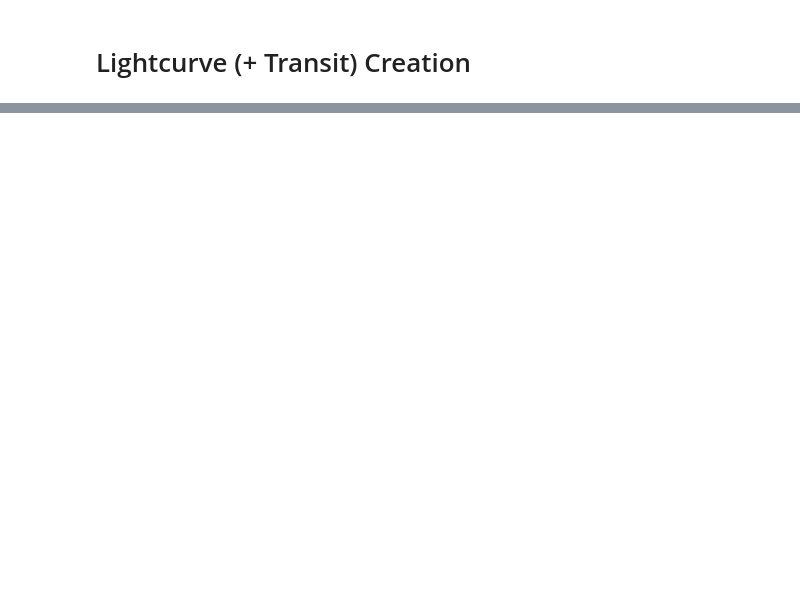
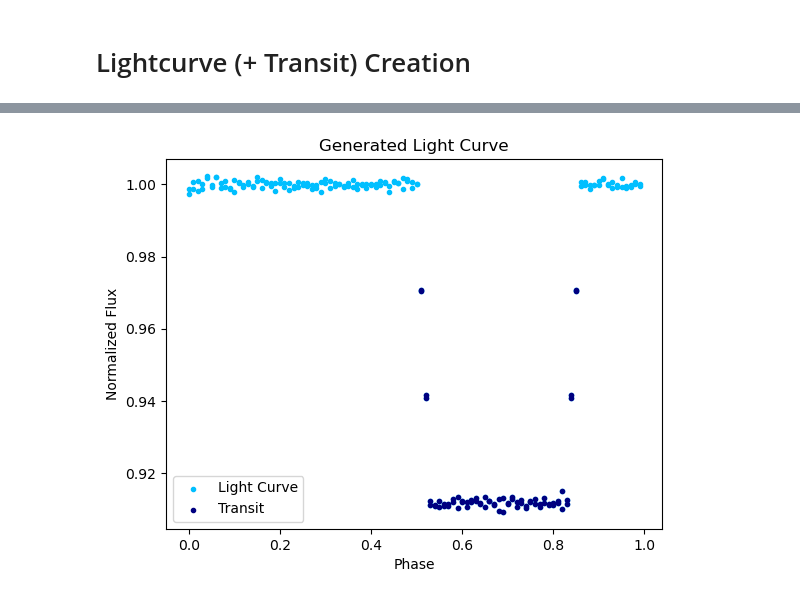
Before and after one commit to skleiman27/codeastroproject, a Jupyter notebook: lcEnhance/tutorial_in_work.ipynb, the cells around one changed output, grey strips where cells are left out. Saved outputs shown, nothing was run; the diff lists cells and outputs as text; code cells hidden in the pictures; blank space fills up the shorter version.

```diff
--- a/lcEnhance/tutorial_in_work.ipynb
+++ b/lcEnhance/tutorial_in_work.ipynb
@@ -90,0 +211,4 @@ False
+# %%
+transits.plot_transit(phase_flag=True)
+# %% [output]
+[figure, added]
```
Also changed, not shown: parts of 11 cells of this notebook, 1 other file.
